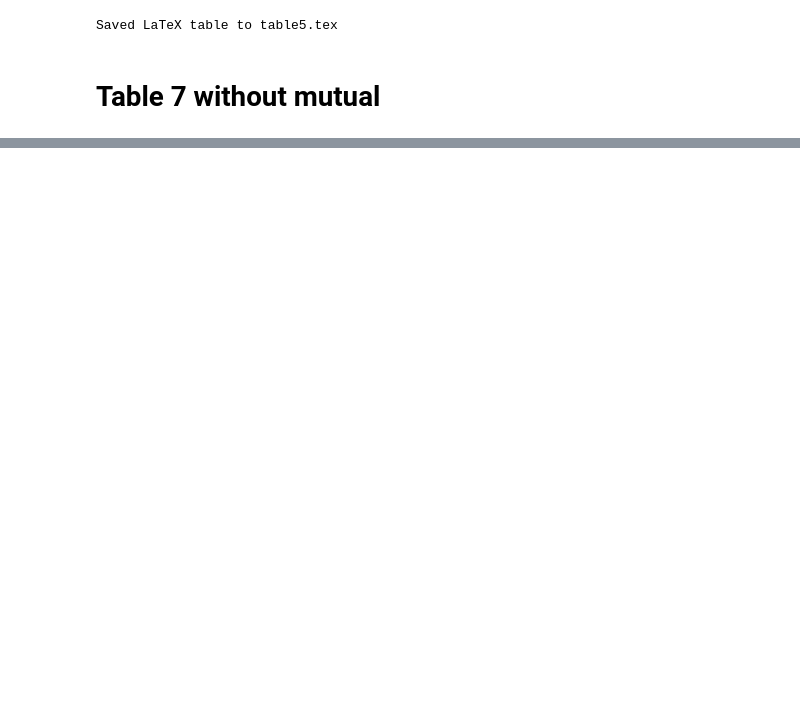
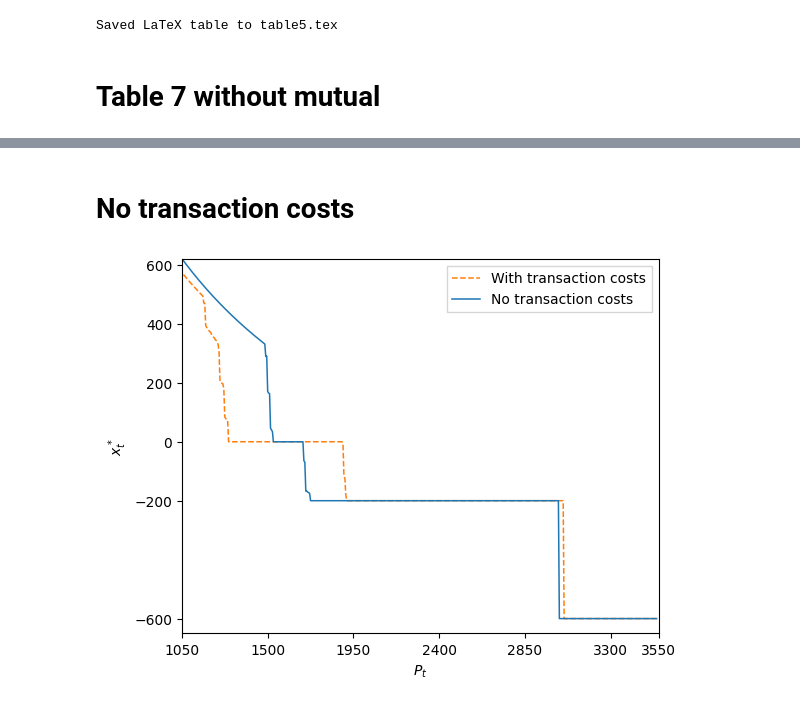
Before and after one commit to mikkelfe/Dynamic-Programming-Project, a Jupyter notebook: Finished_model.ipynb, the cells around one changed output, grey strips where cells are left out. Saved outputs shown, nothing was run; the diff lists cells and outputs as text; code cells hidden in the pictures; blank space fills up the shorter version.

```diff
--- a/Finished_model.ipynb
+++ b/Finished_model.ipynb
@@ -434,0 +524,43 @@ P=1775, W=600000: x_low=-200.0, x_high=341.9, coarse_best=-200.0 (v=14.3463), fi
+# %% [markdown]
+# No transaction costs
+# %%
+
+cfg_struct = PortfolioConfig()
+cfg_struct.n = (7, 7, 5, 21)
+cfg_struct.q = 41
+cfg_struct.qf = 21
+cfg_struct.m = (5, 5)
+cfg_struct.T = 19
+cfg_struct.tcs = 0.0
+cfg_struct.tcb = 0.0
+cfg_struct.t1 = 1
+cfg_struct.smaxv =(540.0, 3540.0, 2000.0, 6_000_000.0)
+cfg_struct.sminv = (230.0, 500.0, 400.0, 0.0)
+
+copt_local = solve_model_coefficients(cfg_struct)
+W = np.array([500_000.0])
+policy = compute_policy_grid_local(copt_local, cfg_struct, t=0, Lt=600.0, Rt=365.0, wealth_levels=W)
+
+P_cons = policy["P"]
+XP_cons = policy["XP"]
+# %%
+fig, ax = plt.subplots(figsize=(6.0, 4.5))
+ax.plot(P_cons, monkey, "--", linewidth=1.1, label=r"With transaction costs",color="tab:orange")
+
+ax.plot(P_cons, XP_cons[:, 0], "-", linewidth=1.1, label=r"No transaction costs", color="tab:blue")
+
+
+ax.set_xlim(1050, 3550)
+#ax.set_ylim(-650, 1450)
+ax.set_ylim(-650, 620)
+ax.set_xlabel(r"$P_t$")
+ax.set_ylabel(r"$x_t^*$")
+ax.set_xticks([1050, 1500, 1950, 2400, 2850, 3300, 3550])
+ax.set_yticks([-600, -200, 0, 200, 400, 600])
+ax.legend(loc="upper right", frameon=True, fancybox=False)
+ax.grid(False)
+plt.tight_layout()
+plt.savefig("portfolio_policy_vs_price_constrained.png", dpi=300)
+plt.show()
+# %% [output]
+[figure, added]
```
Also changed, not shown: parts of 16 cells of this notebook, 12 other files.
